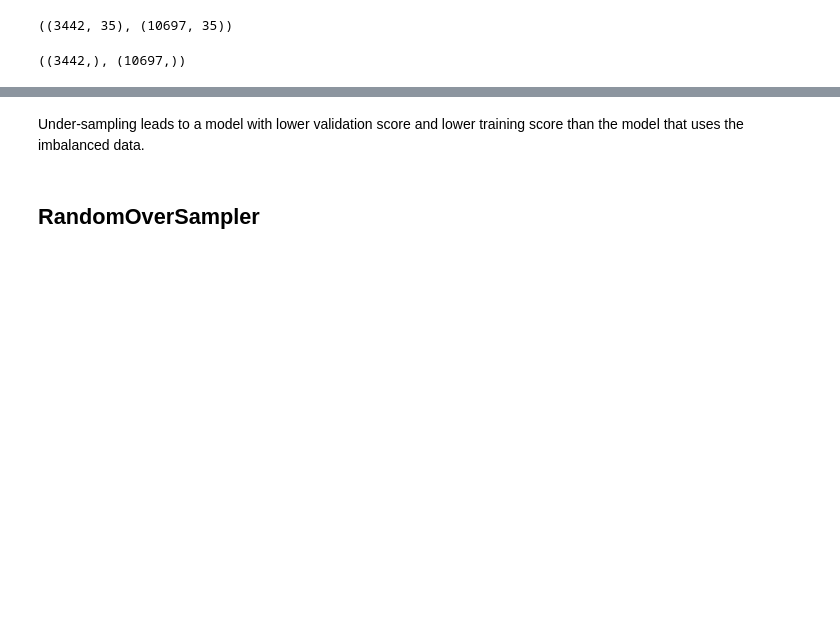
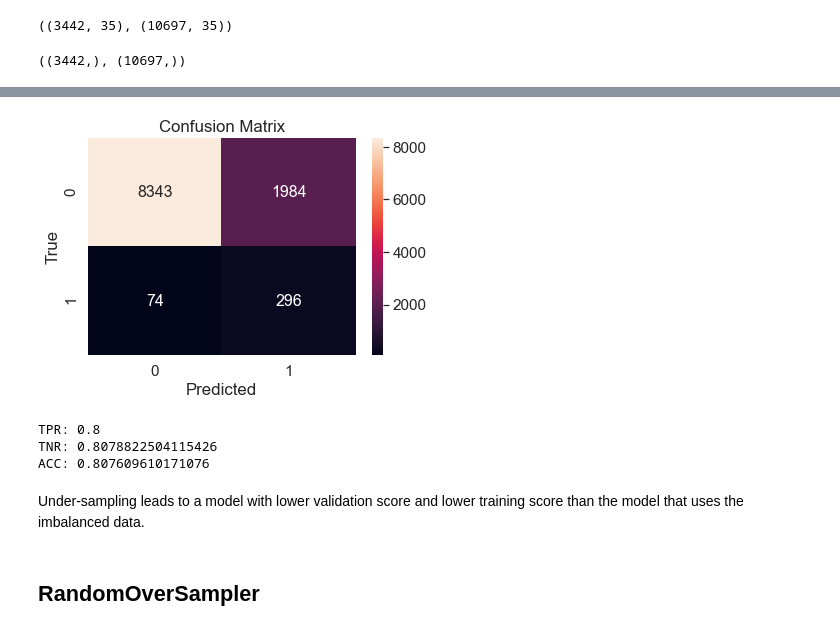
Before and after one commit to BoronII/fraud-detection-pytorch-scikit-fastai, a Jupyter notebook: 02_RF without feature engineering and without V features.ipynb, the cells around one changed output, grey strips where cells are left out. Cells and saved outputs as stored; diff of their text form; code cells hidden in the pictures; blank space fills up the shorter version.

```diff
--- a/02_RF without feature engineering and without V features.ipynb
+++ b/02_RF without feature engineering and without V features.ipynb
@@ -1318,3 +1317,17 @@ Wall time: 545 ms
+# %%
+cm = confusion_matrix(valid_y, m.predict(valid_xs_imp))
+plot_confusion_matrix(cm)
+# %% [output]
+[figure, added]
+# %%
+TPR, TNR, ACC = error_types(cm)
+print(f'TPR: {TPR}')
+print(f'TNR: {TNR}')
+print(f'ACC: {ACC}')
+# %% [output]
+TPR: 0.8
+TNR: 0.8078822504115426
+ACC: 0.807609610171076
 # %% [markdown]
 Under-sampling leads to a model with lower validation score and lower training score than the model that uses the imbalanced data.
 # %% [markdown]
```
Also changed, not shown: parts of 6 cells of this notebook.
